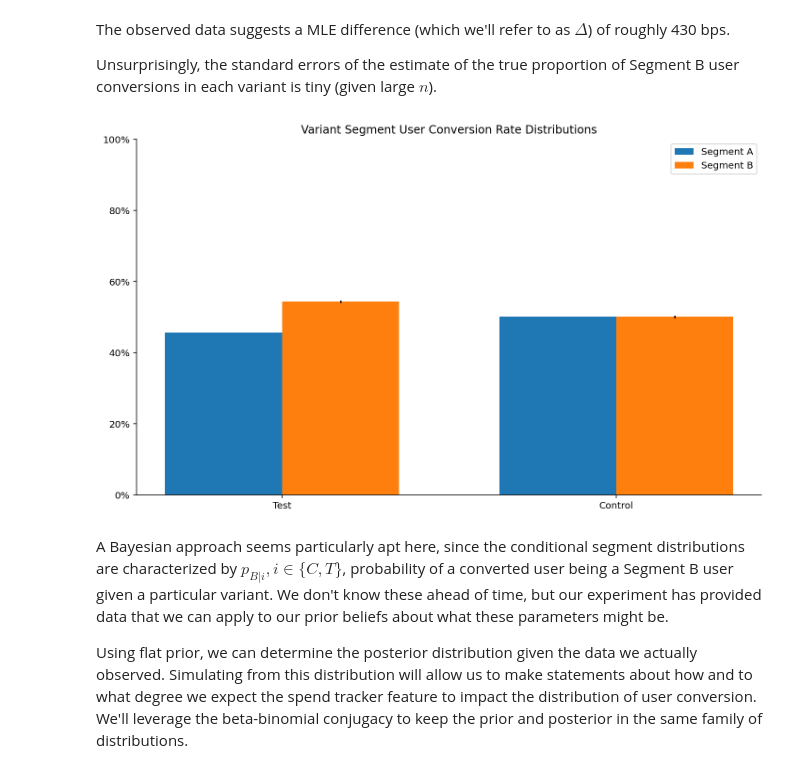
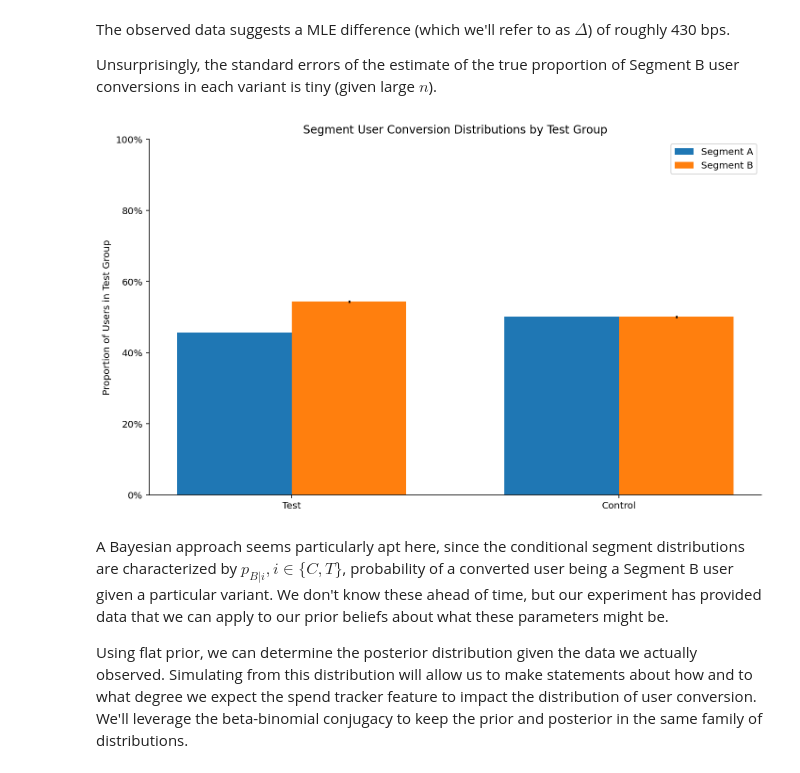
Before and after one commit to Per48edjes/Chime-Case, a Jupyter notebook: analysis.ipynb, the cells around one changed output. Drawn from its saved outputs; the diff is of its cells as text; code cells hidden in the pictures.

```diff
--- a/analysis.ipynb
+++ b/analysis.ipynb
@@ -138,30 +143,31 @@ Unsurprisingly, the standard errors of the estimate of the true proportion of Se
 # %%
 # Set up plots
 fig, ax = plt.subplots(1, 1, figsize=(10, 6), sharey=True)
 xs = np.array([0, 1])
 width = .35
 
 # Plot data
 ax.bar(xs, height=df_acq_segment['Segment A'] / df_acq_segment['Total'],
        width=width, label='Segment A')
 ax.bar(xs + width, height=df_acq_segment['Segment B']  / df_acq_segment['Total'],
        width=width, label='Segment B', yerr=[test_std_error, control_std_error])
 
 # Cosmetic adjustments
 ax.spines['top'].set_visible(False)
 ax.spines['right'].set_visible(False)
-ax.set_title('Variant Segment User Conversion Rate Distributions')
+ax.set_title('Segment User Conversion Distributions by Test Group')
+plt.ylabel('Proportion of Users in Test Group')
 ax.set_xticks(xs + width / 2)
 ax.set_xticklabels(['Test', 'Control'])
 ax.set_ylim(0, 1)
 ax.yaxis.set_major_formatter(mtick.PercentFormatter(1.0))
 
 # Show plot
 plt.legend()
 plt.tight_layout()
 plt.show()
 # %% [output]
-[figure, old version]
+[figure, new version]
 # %% [markdown]
 A Bayesian approach seems particularly apt here, since the conditional segment distributions are characterized by $p_{B|i}, i \in \{C, T\}$, probability of a converted user being a Segment B user given a particular variant. We don't know these ahead of time, but our experiment has provided data that we can apply to our prior beliefs about what these parameters might be.
 
```
Also changed, not shown: parts of 41 cells of this notebook, 2 other files.
